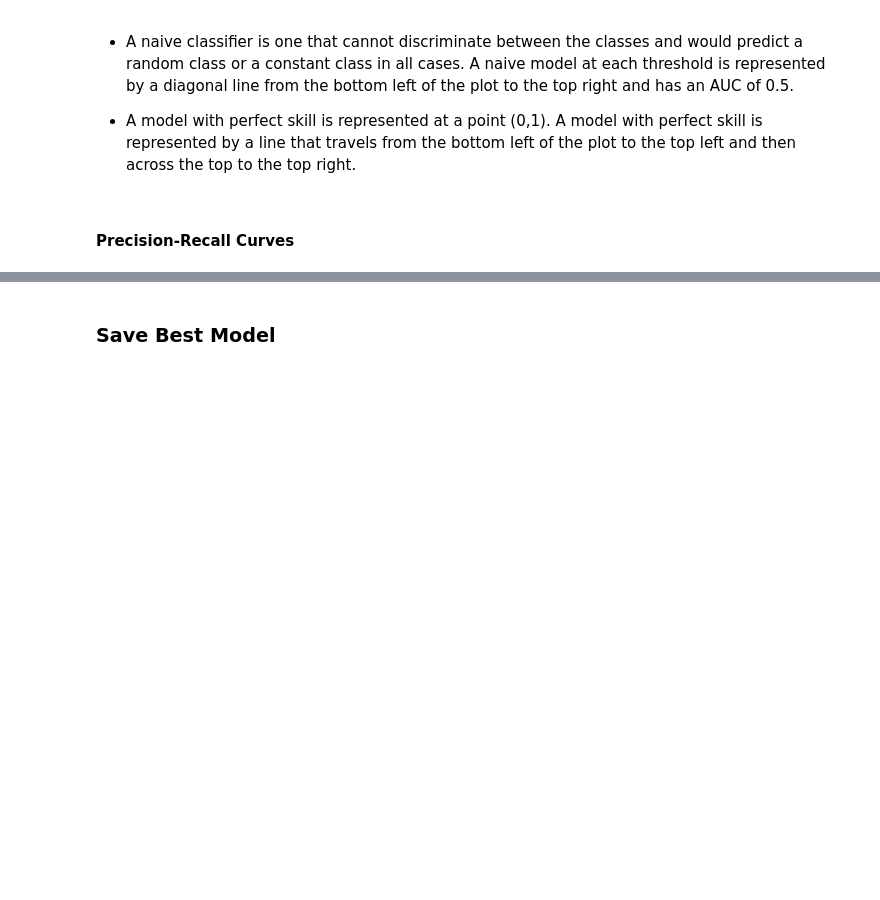
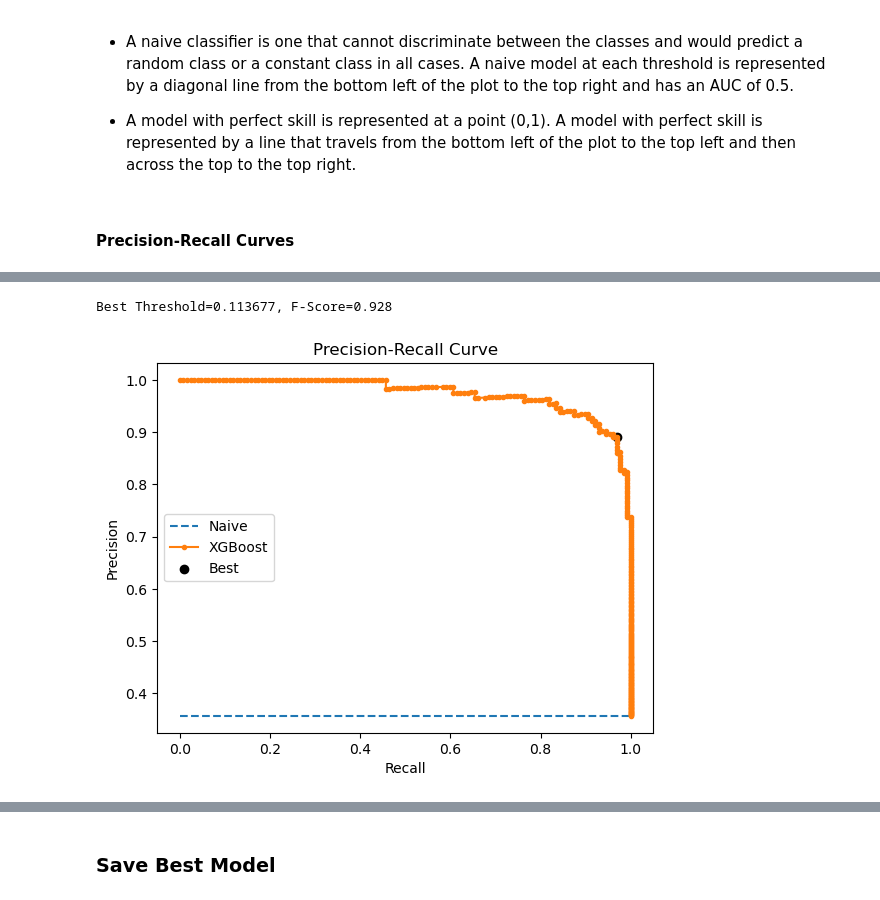
Before and after one commit to AndreCatarino/Financial-Distress-Prediction, a Jupyter notebook: docs/04_modelling.ipynb, the cells around one changed output, grey strips where cells are left out. Saved outputs shown, nothing was run; the diff lists cells and outputs as text; code cells hidden in the pictures; blank space fills up the shorter version.

```diff
--- a/docs/04_modelling.ipynb
+++ b/docs/04_modelling.ipynb
@@ -269,0 +261,38 @@ AdaBoost: f1=0.824 auc=0.904
+# %%
+# predict probabilities
+xgb_probs = xgb.predict_proba(X_val)
+
+# keep probabilities for the positive outcome only
+xgb_probs = xgb_probs[:, 1]
+
+# predict class values
+yhat_xgb = xgb.predict(X_val)
+yhat_adaboost = adaboost.predict(X_val)
+
+# calculate precision and recall for each threshold
+xgb_precision, xgb_recall, thresholds = precision_recall_curve(y_val, xgb_probs)
+
+# convert to f score
+fscore = (2 * xgb_precision * xgb_recall) / (xgb_precision + xgb_recall)
+# locate the index of the largest f score
+ix = argmax(fscore)
+print('Best Threshold=%f, F-Score=%.3f' % (thresholds[ix], fscore[ix]))
+
+# plot the precision-recall curves
+naive = len(y_val[y_val==1]) / len(y_val)
+plt.plot([0, 1], [naive, naive], linestyle='--', label='Naive')
+plt.plot(xgb_recall, xgb_precision, marker='.', label='XGBoost')
+plt.scatter(xgb_recall[ix], xgb_precision[ix], marker='o', color='black', label='Best')
+
+# axis labels
+plt.xlabel('Recall')
+plt.ylabel('Precision')
+# Title
+plt.title('Precision-Recall Curve')
+# show the legend
+plt.legend()
+# show the plot
+plt.show()
+# %% [output]
+Best Threshold=0.113677, F-Score=0.928
+[figure, added]
```
Also changed, not shown: parts of 19 cells of this notebook, 11 other files.
